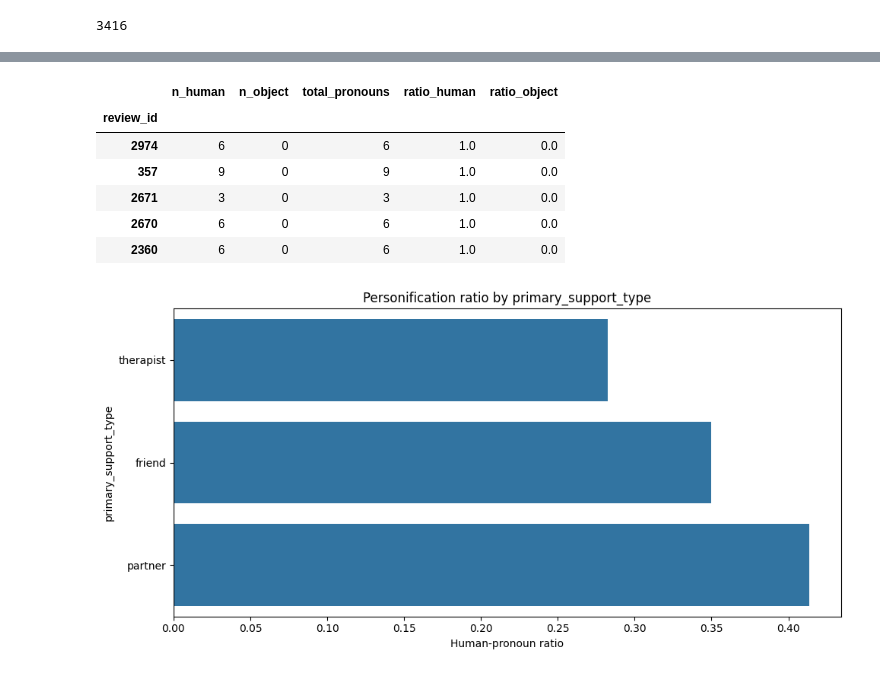
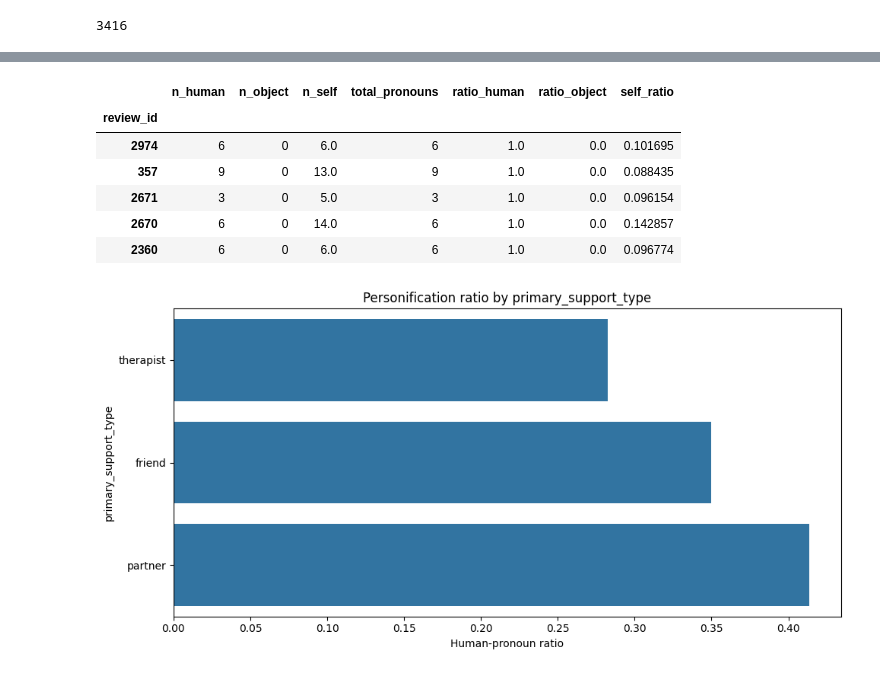
Before and after one commit to ankee07/SocKult25, a Jupyter notebook: Anne/pronoun_NER.ipynb, the cells around one changed output, grey strips where cells are left out. Saved outputs shown, nothing was run; the diff lists cells and outputs as text; code cells hidden in the pictures.

```diff
--- a/Anne/pronoun_NER.ipynb
+++ b/Anne/pronoun_NER.ipynb
@@ -54,11 +54,10 @@ memory usage: 1.3+ MB
 # convert to string
 df['text'] = df['text'].astype(str)
 # %%
-# Define pronoun sets
+# Define pronoun sets - Anthro pronouns
 HUMAN_PRONOUNS  = {'he', 'she', 'him', 'her', 'his', 'hers'}
 OBJECT_PRONOUNS = {'it', 'its'}
 
-# case-insensitive word-boundary regexes
-human_pat  = re.compile(r'\b(?:' + '|'.join(HUMAN_PRONOUNS)  + r')\b', re.I)
-object_pat = re.compile(r'\b(?:' + '|'.join(OBJECT_PRONOUNS) + r')\b', re.I)
+#human_pat  = re.compile(r'\b(?:' + '|'.join(HUMAN_PRONOUNS)  + r')\b', re.I)
+#object_pat = re.compile(r'\b(?:' + '|'.join(OBJECT_PRONOUNS) + r')\b', re.I)
 # %%
@@ -80,27 +75,45 @@ df[['n_human', 'n_object']] = df['text'].apply(
+# %%
+# self-pronouns
+
+SELF_PRONOUNS = {"i", "me", "my", "mine", "myself"}
+self_pat = re.compile(r'\b(?:' + '|'.join(SELF_PRONOUNS) + r')\b', re.I)
+
+def self_stats(text: str) -> pd.Series:
+    n_self  = len(self_pat.findall(text))
+    n_words = len(text.split())
+    return pd.Series({
+        "n_self": n_self,
+        "self_ratio": n_self / n_words if n_words else np.nan
+    })
+
+df[['n_self', 'self_ratio']] = df['text'].astype(str).apply(self_stats)
 # %%
 # Aggregate (per support group)
-group_stats = (df
-    .groupby('review_id')[['n_human', 'n_object']]
-    .sum()
-    .assign(
-        total_pronouns = lambda d: d['n_human'] + d['n_object'],
-        ratio_human    = lambda d: d['n_human']  / d['total_pronouns'].replace(0, np.nan),
-        ratio_object   = lambda d: d['n_object'] / d['total_pronouns'].replace(0, np.nan)
-    )
-    .sort_values('ratio_human', ascending=False)
+
+
+group_stats = (
+    df.groupby('review_id')[['n_human', 'n_object', 'n_self']]
+      .sum()
+      .assign(
+          total_pronouns = lambda d: d['n_human'] + d['n_object'],
+          ratio_human    = lambda d: d['n_human'] / d['total_pronouns'].replace(0, np.nan),
+          ratio_object   = lambda d: d['n_object'] / d['total_pronouns'].replace(0, np.nan),
+          self_ratio     = lambda d: d['n_self']   / df.loc[d.index, 'word_count']  # optional
+      )
+      .sort_values('ratio_human', ascending=False)
 )
 
 group_stats.head()
 
 # Note to self:
 ##ratio_human > 0.5 → more person-like references
 ##ratio_human ≈ 0 → mainly “it/its”
 # %% [output]
-|  | n_human | n_object | total_pronouns | ratio_human | ratio_object |
-| review_id |  |  |  |  |  |
-| 2974 | 6 | 0 | 6 | 1.0 | 0.0 |
-| 357 | 9 | 0 | 9 | 1.0 | 0.0 |
-| 2671 | 3 | 0 | 3 | 1.0 | 0.0 |
-| 2670 | 6 | 0 | 6 | 1.0 | 0.0 |
-| 2360 | 6 | 0 | 6 | 1.0 | 0.0 |
+|  | n_human | n_object | n_self | total_pronouns | ratio_human | ratio_object | self_ratio |
+| review_id |  |  |  |  |  |  |  |
+| 2974 | 6 | 0 | 6.0 | 6 | 1.0 | 0.0 | 0.101695 |
+| 357 | 9 | 0 | 13.0 | 9 | 1.0 | 0.0 | 0.088435 |
+| 2671 | 3 | 0 | 5.0 | 3 | 1.0 | 0.0 | 0.096154 |
+| 2670 | 6 | 0 | 14.0 | 6 | 1.0 | 0.0 | 0.142857 |
+| 2360 | 6 | 0 | 6.0 | 6 | 1.0 | 0.0 | 0.096774 |
 # %%
```
Also changed, not shown: parts of 14 cells of this notebook.
